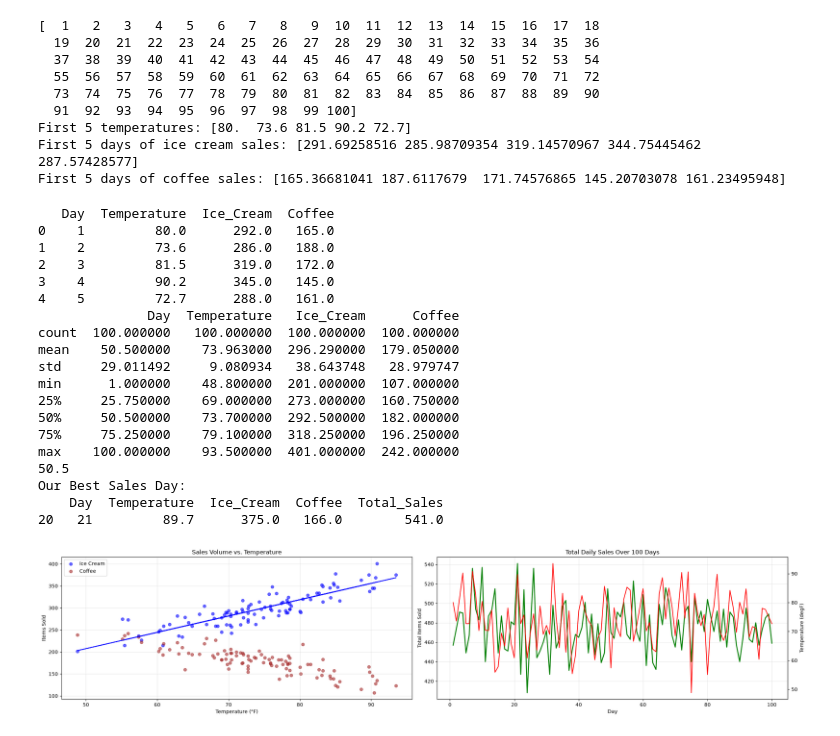
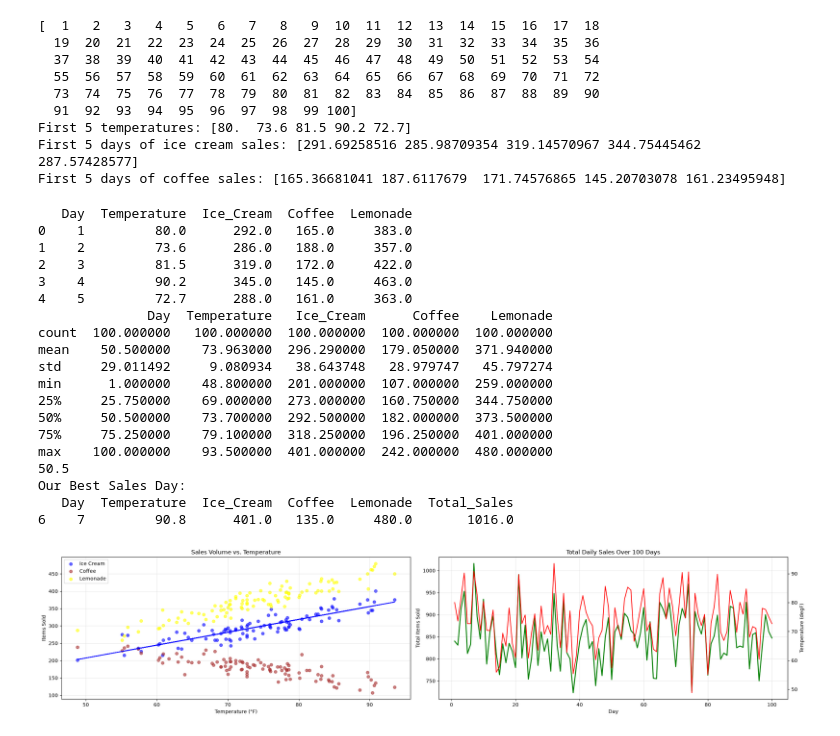
Before and after one commit to kelmyrl/cosc470_2026, a Jupyter notebook: lab2/lab2-pandas,numpy,matplotlib.ipynb, the cells around one changed output. Cells and saved outputs as stored; diff of their text form; code cells hidden in the pictures.

```diff
--- a/lab2/lab2-pandas,numpy,matplotlib.ipynb
+++ b/lab2/lab2-pandas,numpy,matplotlib.ipynb
@@ -38,6 +34,7 @@ temperatures = np.round(temperatures, 1) # Round to 1 decimal place
 # Add a little random noise so the data doesn't look completely artificial
 ice_cream_sales = (temperatures * 4) + np.random.normal(0, 20, 100)
 coffee_sales = (400 - (temperatures * 3)) + np.random.normal(0, 15, 100)
+lemonade_sales = (temperatures * 5) + np.random.normal(0, 20, 100)
 
 # Clean up negative sales (can't sell less than 0 items)
 ice_cream_sales = np.maximum(ice_cream_sales, 0)
@@ -62,7 +59,8 @@ df = pd.DataFrame({
     'Day': days,
     'Temperature': temperatures,
     'Ice_Cream': np.round(ice_cream_sales),
-    'Coffee': np.round(coffee_sales)
+    'Coffee': np.round(coffee_sales),
+    'Lemonade': np.round(lemonade_sales)
 })
 
 # 2. Basic Exploration
@@ -72,7 +70,7 @@ print(newdf)
 print(newdf ["Day"]["mean"])
 
 # 3. Feature Engineering: Create a new column for Total Items Sold
-df['Total_Sales'] = df['Ice_Cream'] + df['Coffee']
+df['Total_Sales'] = df['Ice_Cream'] + df['Coffee'] + df['Lemonade']
 
 # 4. Data Filtering: Let's analyze "Heatwave" days (over 85 degrees)
 heatwave_df = df[df['Temperature'] > 85]
@@ -83,25 +81,25 @@ best_day = df[df['Total_Sales'] == df['Total_Sales'].max()]
 print("Our Best Sales Day:")
 print(best_day)
 # %% [output]
-   Day  Temperature  Ice_Cream  Coffee
-0    1         80.0      292.0   165.0
-1    2         73.6      286.0   188.0
-2    3         81.5      319.0   172.0
-3    4         90.2      345.0   145.0
-4    5         72.7      288.0   161.0
-              Day  Temperature   Ice_Cream      Coffee
-count  100.000000   100.000000  100.000000  100.000000
-mean    50.500000    73.963000  296.290000  179.050000
-std     29.011492     9.080934   38.643748   28.979747
-min      1.000000    48.800000  201.000000  107.000000
-25%     25.750000    69.000000  273.000000  160.750000
-50%     50.500000    73.700000  292.500000  182.000000
-75%     75.250000    79.100000  318.250000  196.250000
-max    100.000000    93.500000  401.000000  242.000000
+   Day  Temperature  Ice_Cream  Coffee  Lemonade
+0    1         80.0      292.0   165.0     383.0
+1    2         73.6      286.0   188.0     357.0
+2    3         81.5      319.0   172.0     422.0
+3    4         90.2      345.0   145.0     463.0
+4    5         72.7      288.0   161.0     363.0
+              Day  Temperature   Ice_Cream      Coffee    Lemonade
+count  100.000000   100.000000  100.000000  100.000000  100.000000
+mean    50.500000    73.963000  296.290000  179.050000  371.940000
+std     29.011492     9.080934   38.643748   28.979747   45.797274
+min      1.000000    48.800000  201.000000  107.000000  259.000000
+25%     25.750000    69.000000  273.000000  160.750000  344.750000
+50%     50.500000    73.700000  292.500000  182.000000  373.500000
+75%     75.250000    79.100000  318.250000  196.250000  401.000000
+max    100.000000    93.500000  401.000000  242.000000  480.000000
 50.5
 Our Best Sales Day:
-    Day  Temperature  Ice_Cream  Coffee  Total_Sales
-20   21         89.7      375.0   166.0        541.0
+   Day  Temperature  Ice_Cream  Coffee  Lemonade  Total_Sales
+6    7         90.8      401.0   135.0     480.0       1016.0
 # %%
 # Create a figure with two side-by-side plots
 fig, (ax1, ax2) = plt.subplots(1, 2, figsize=(22, 5))
@@ -110,32 +108,33 @@ fig, (ax1, ax2) = plt.subplots(1, 2, figsize=(22, 5))
 # Does temperature really affect sales? Let's prove it visually.
 ax1.scatter(df['Temperature'], df['Ice_Cream'], color='blue', alpha=0.6, label='Ice Cream')
 ax1.scatter(df['Temperature'], df['Coffee'], color='brown', alpha=0.6, label='Coffee')
+ax1.scatter(df['Temperature'], df['Lemonade'], color='yellow', alpha=0.6, label='Lemonade')
 ax1.set_title('Sales Volume vs. Temperature')
 ax1.set_xlabel('Temperature (°F)')
 ax1.set_ylabel('Items Sold')
 ax1.legend()
 ax1.grid(True, alpha=0.3)
 
 # --- Plot 2: Line Graph (Trends over Time) ---
 # How did our total sales look over the 100 days?
 ax2.plot(df['Day'], df['Total_Sales'], color='green', linewidth=2)
 ax2.set_title('Total Daily Sales Over 100 Days')
 ax2.set_xlabel('Day')
 ax2.set_ylabel('Total Items Sold')
 ax2.grid(True, alpha=0.3)
 ax3 = ax2.twinx()
 ax3.set_ylabel('Temperature (degF)')
 ax3.plot(df['Day'], df['Temperature'], color = 'red')
 
 coefficients = np.polyfit(df['Temperature'],df['Ice_Cream'],1)
 polynomial = np.poly1d(coefficients)
 trend_line = polynomial(df['Temperature'])
 ax1.plot(df['Temperature'], trend_line, color="blue")
 
 
 
 # Display the graphs cleanly
 plt.tight_layout()
 plt.show()
 # %% [output]
-[figure, old version]
+[figure, new version]
```
Also changed, not shown: parts of 1 cell of this notebook, 1 other file.
